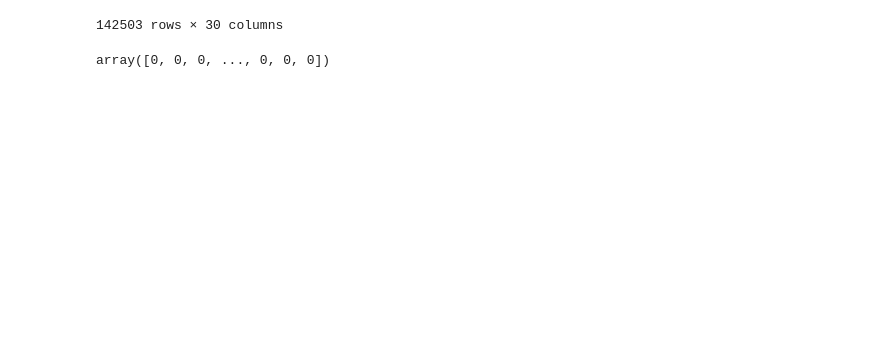
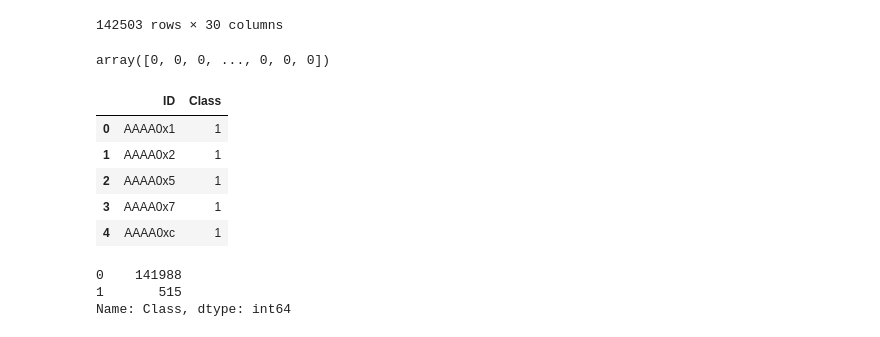
Before and after one commit to Owening2/Creditcard_Fraud_Detection, a Jupyter notebook: test.ipynb, the cells around one changed output. Cells and saved outputs as stored; diff of their text form; code cells hidden in the pictures; blank space fills up the shorter version.

```diff
--- a/test.ipynb
+++ b/test.ipynb
@@ -192,0 +196,17 @@ test_pred.to
+# %%
+submit = pd.read_csv('sample_submission.csv')
+submit.head()
+# %% [output]
+|  | ID | Class |
+| 0 | AAAA0x1 | 1 |
+| 1 | AAAA0x2 | 1 |
+| 2 | AAAA0x5 | 1 |
+| 3 | AAAA0x7 | 1 |
+| 4 | AAAA0xc | 1 |
+# %%
+submit['Class'] = test_pred
+submit['Class'].value_counts()
+# %% [output]
+0    141988
+1       515
+Name: Class, dtype: int64
```
Also changed, not shown: parts of 9 cells of this notebook, 1 other file.
